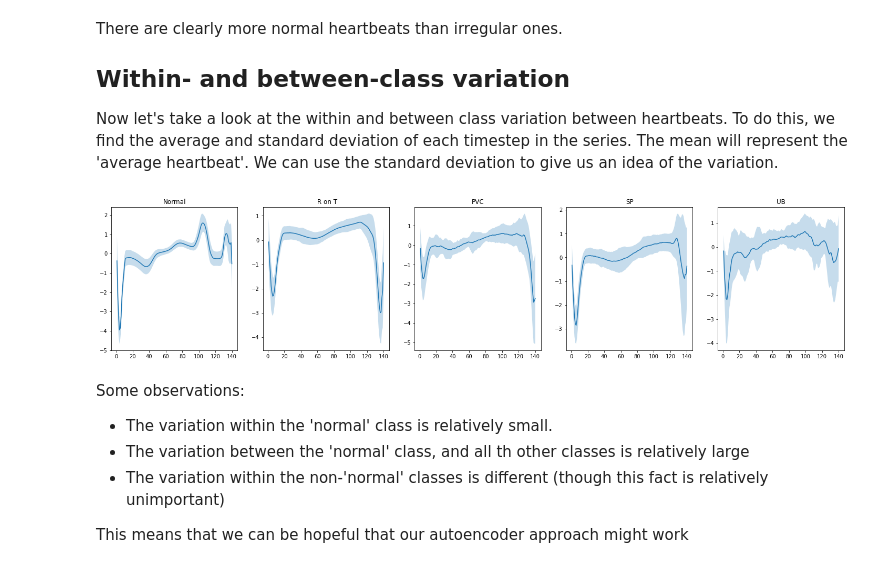
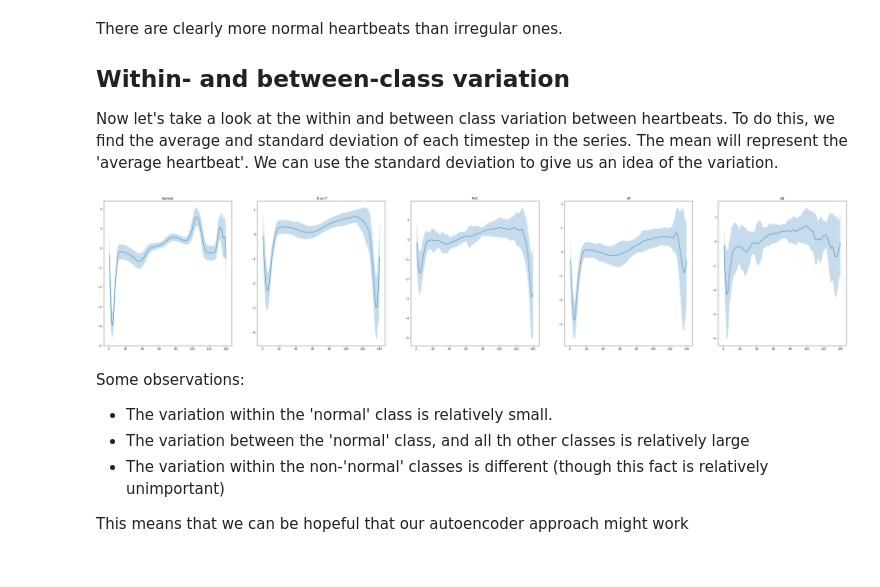
Before and after one commit to djt20djt20/Detecting-Heartbeats-using-Autoencoders, a Jupyter notebook: Heart_beat_final.ipynb, the cells around one changed output. Drawn from its saved outputs; the diff is of its cells as text; code cells hidden in the pictures.

```diff
--- a/Heart_beat_final.ipynb
+++ b/Heart_beat_final.ipynb
@@ -88,26 +98,26 @@ Now let's take a look at the within and between class variation between heartbea
 # %%
 import matplotlib.pyplot as plt
 
-fig = plt.figure(figsize=(25,5))
+fig = plt.figure(figsize=(50,10))
 
 classes = ['Normal',' R on T', 'PVC', 'SP', 'UB']
 
 # loop through each class
 # determine the mean and standard deviation for each column
 # plot the ouptut
 
 for heart_type in range(1,6):
     mean = df[df.target == heart_type].drop(['target'],axis=1) \
-                         .mean()
+                           .mean()
     std = df[df.target == heart_type].drop(['target'], axis=1) \
                         .std()
 
     ax = plt.subplot(1,5,heart_type)
     ax.set_title(classes[heart_type-1])
     ax = plt.plot(range(1,141),mean)
     ax = plt.fill_between(range(1,141),mean+std, mean-std,alpha = 0.25)
 # %% [output]
-[figure, old version]
+[figure, new version]
 # %% [markdown]
 Some observations:
 - The variation within the 'normal' class is relatively small.
```
Also changed, not shown: parts of 14 cells of this notebook.
